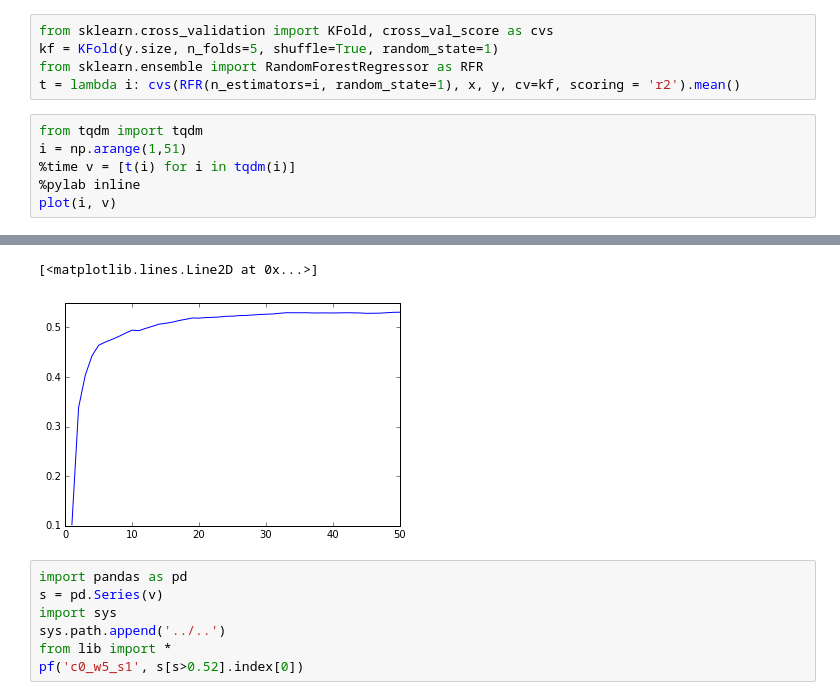
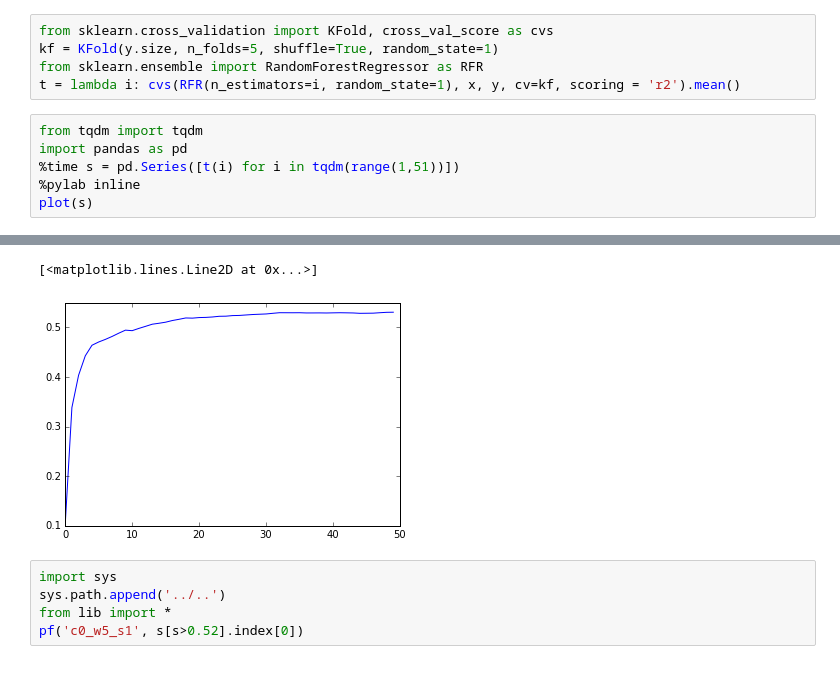
Before and after one commit to webmalex/ML1, a Jupyter notebook: c0/w5/c0_w5_s1.ipynb, the cells around one changed output, grey strips where cells are left out. Saved outputs shown, nothing was run; the diff lists cells and outputs as text.

```diff
--- a/c0/w5/c0_w5_s1.ipynb
+++ b/c0/w5/c0_w5_s1.ipynb
@@ -66,8 +68,8 @@ from sklearn.ensemble import RandomForestRegressor as RFR
 t = lambda i: cvs(RFR(n_estimators=i, random_state=1), x, y, cv=kf, scoring = 'r2').mean()
 # %%
 from tqdm import tqdm
-i = np.arange(1,51)
-%time v = [t(i) for i in tqdm(i)]
+import pandas as pd
+%time s = pd.Series([t(i) for i in tqdm(range(1,51))])
 %pylab inline
-plot(i, v)
+plot(s)
 # %% [output]
@@ -76,9 +78,7 @@ Wall time: 5.01 µs
 Populating the interactive namespace from numpy and matplotlib
 [<matplotlib.lines.Line2D at 0x...>]
-[figure, old version]
+[figure, new version]
 # %%
-import pandas as pd
-s = pd.Series(v)
 import sys
 sys.path.append('../..')
 from lib import *
```
Also changed, not shown: parts of 3 cells of this notebook.
